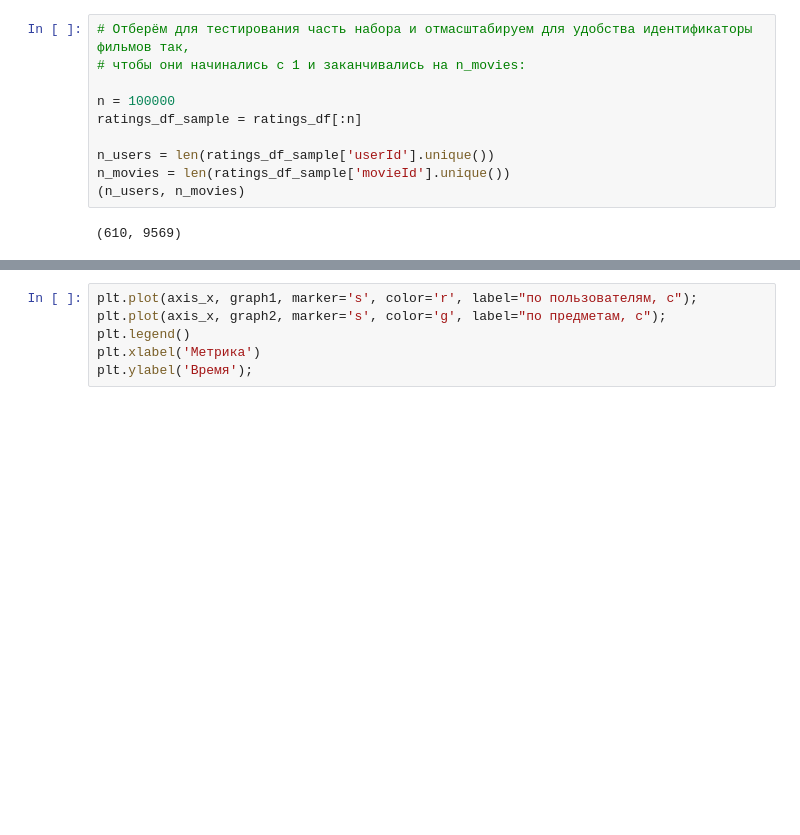
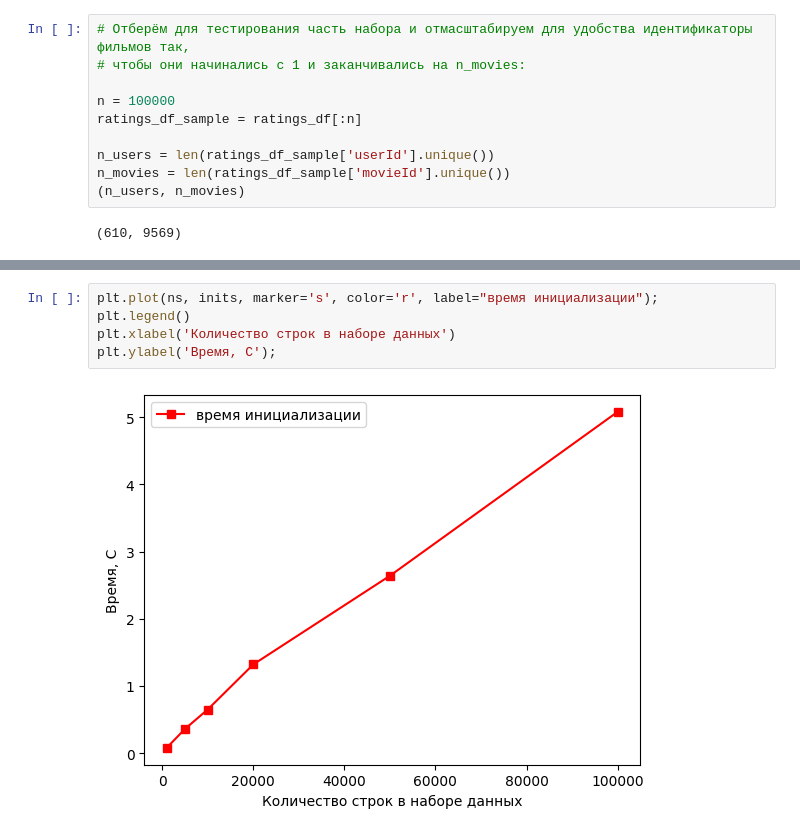
Before and after one commit to DrStarland/BMSTU-recommendation-systems, a Jupyter notebook: 4/main_2.ipynb, the cells around one changed output, grey strips where cells are left out. Cells and saved outputs as stored; diff of their text form; blank space fills up the shorter version.

```diff
--- a/4/main_2.ipynb
+++ b/4/main_2.ipynb
@@ -260,6 +193,7 @@ plt.ylabel('Ошибка RMSE');
 # %%
-plt.plot(axis_x, graph1, marker='s', color='r', label="по пользователям, c");
-plt.plot(axis_x, graph2, marker='s', color='g', label="по предметам, c");
+plt.plot(ns, inits, marker='s', color='r', label="время инициализации");
 plt.legend()
-plt.xlabel('Метрика')
-plt.ylabel('Время');
+plt.xlabel('Количество строк в наборе данных')
+plt.ylabel('Время, С');
+# %% [output]
+[figure, added]
```
Also changed, not shown: parts of 35 cells of this notebook, 1 other file.
